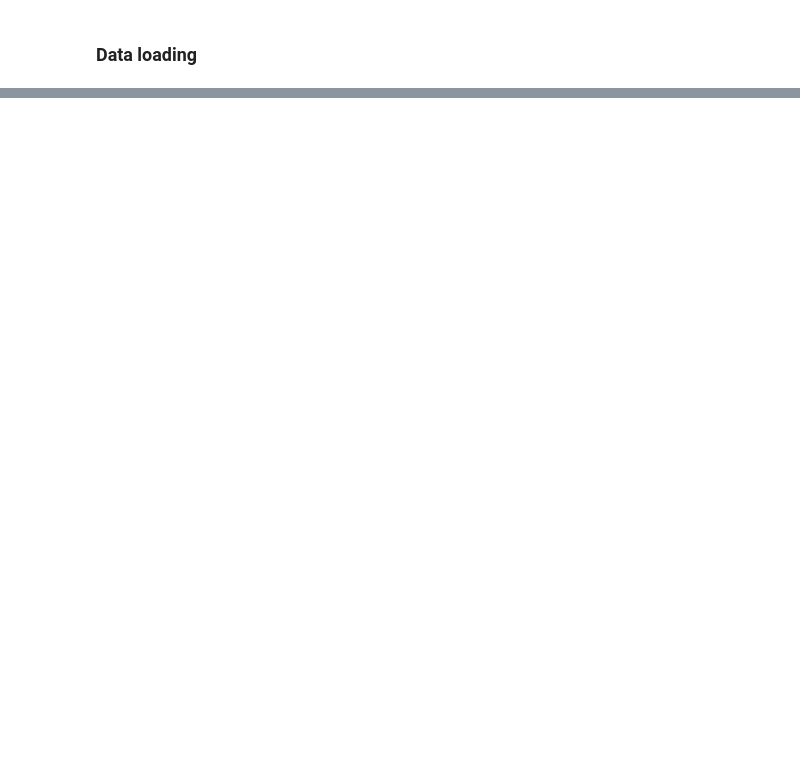
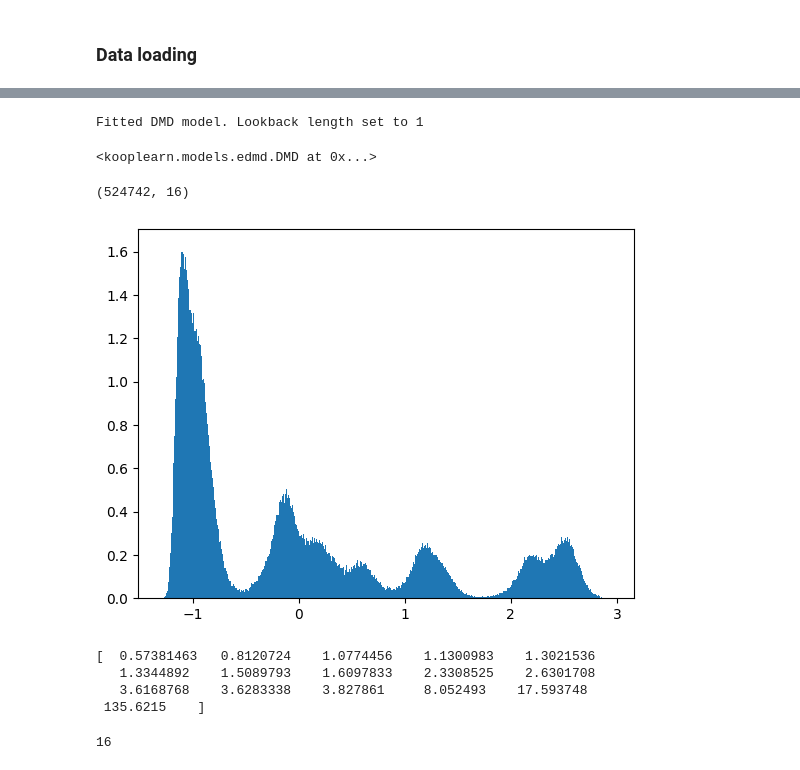
Before and after one commit to pietronvll/DPNets, a Jupyter notebook: chignolin/analysis.ipynb, the cells around one changed output, grey strips where cells are left out. Saved outputs shown, nothing was run; the diff lists cells and outputs as text; code cells hidden in the pictures; blank space fills up the shorter version.

```diff
--- a/chignolin/analysis.ipynb
+++ b/chignolin/analysis.ipynb
@@ -86,0 +94,37 @@ model = SchNet(configs).load_state_dict(state_dict)
+# %%
+mean_embedding = torch.mean(features, dim=1)
+mean_embedding = mean_embedding.numpy()
+# %%
+contexts = traj_to_contexts(mean_embedding)
+# %%
+dmd_model = DMD(reduced_rank = False, rank = 16)
+dmd_model.fit(contexts)
+# %% [output]
+Fitted DMD model. Lookback length set to 1
+<kooplearn.models.edmd.DMD at 0x...>
+# %%
+eig, lf, rf = dmd_model.eig(eval_left_on = contexts[:, dmd_model.lookback_len:, ...], eval_right_on = contexts[:, dmd_model.lookback_len:, ...])
+# %%
+lf.shape
+# %% [output]
+(524742, 16)
+# %%
+bins = 1000
+plt.hist(lf[:, -3], bins = bins, density=True);
+# %% [output]
+[figure, added]
+# %%
+def implied_timescales(eigvals, lagtime):
+    return -lagtime/(np.log(np.abs(eigvals)))
+
+dt = 0.2 #ns
+print(implied_timescales(dmd_model.eig(), dt))
+# %% [output]
+[  0.57381463   0.8120724    1.0774456    1.1300983    1.3021536
+   1.3344892    1.5089793    1.6097833    2.3308525    2.6301708
+   3.6168768    3.6283338    3.827861     8.052493    17.593748
+ 135.6215    ]
+# %%
+dmd_model.rank
+# %% [output]
+16
```
Also changed, not shown: parts of 6 cells of this notebook, 14 other files.
